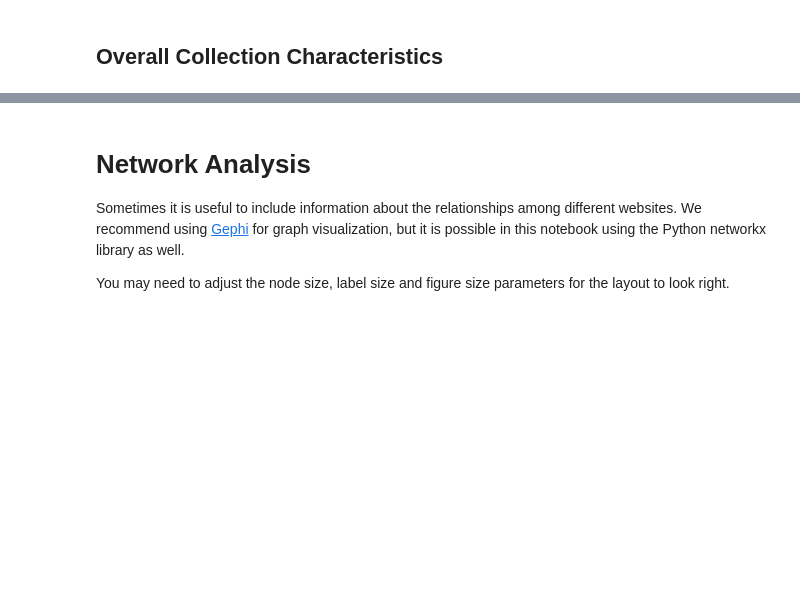
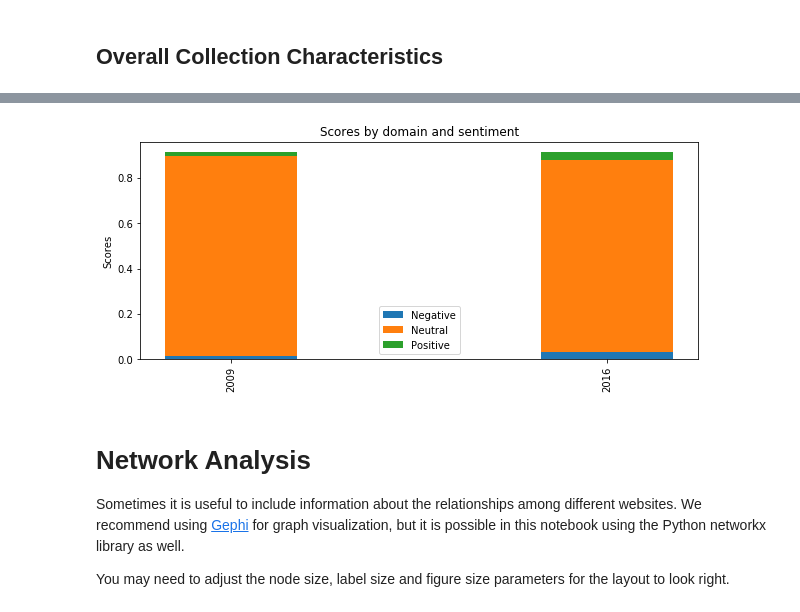
Before and after one commit to archivesunleashed/auk-notebooks, a Jupyter notebook: AUK_Full-Text-collection_id.ipynb, the cells around one changed output, grey strips where cells are left out. Cells and saved outputs as stored; diff of their text form; code cells hidden in the pictures; blank space fills up the shorter version.

```diff
--- a/AUK_Full-Text-collection_id.ipynb
+++ b/AUK_Full-Text-collection_id.ipynb
@@ -471,27 +457,29 @@ pp.show()
 # %%
 # Collect sentiment scores by year and visualize them.
 
 sent = sentiment_scores("year")
 N = len(sent)
 neg = [x[1][1] for x in sent]
 pos = [x[2][1] for x in sent]
 neu = [x[3][1] for x in sent]
 labs = sorted([x[0] for x in sent])
 
 ind = np.arange(N)    # the x locations for the groups
 width = 0.35       # the width of the bars: can also be len(x) sequence
 
-p1 = pp.bar(ind, neg, width)
-p2 = pp.bar(ind, neu, width,
+p1 = plt.bar(ind, neg, width)
+p2 = plt.bar(ind, neu, width,
              bottom=neg)
-p3 = pp.bar(ind, pos, width, bottom=neu)
+p3 = plt.bar(ind, pos, width, bottom=neu)
 
-pp.ylabel('Scores')
-pp.title('Scores by domain and sentiment')
-pp.xticks(ind, labs, rotation='vertical')
-pp.legend((p1[0], p2[0], p3[0]), ('Negative', 'Neutral', 'Positive'))
+plt.ylabel('Scores')
+plt.title('Scores by domain and sentiment')
+plt.xticks(ind, labs, rotation='vertical')
+plt.legend((p1[0], p2[0], p3[0]), ('Negative', 'Neutral', 'Positive'))
 
-pp.show()
+plt.show()
+# %% [output]
+[figure, added]
 # %% [markdown]
 # Network Analysis
 
```
Also changed, not shown: parts of 15 cells of this notebook.
